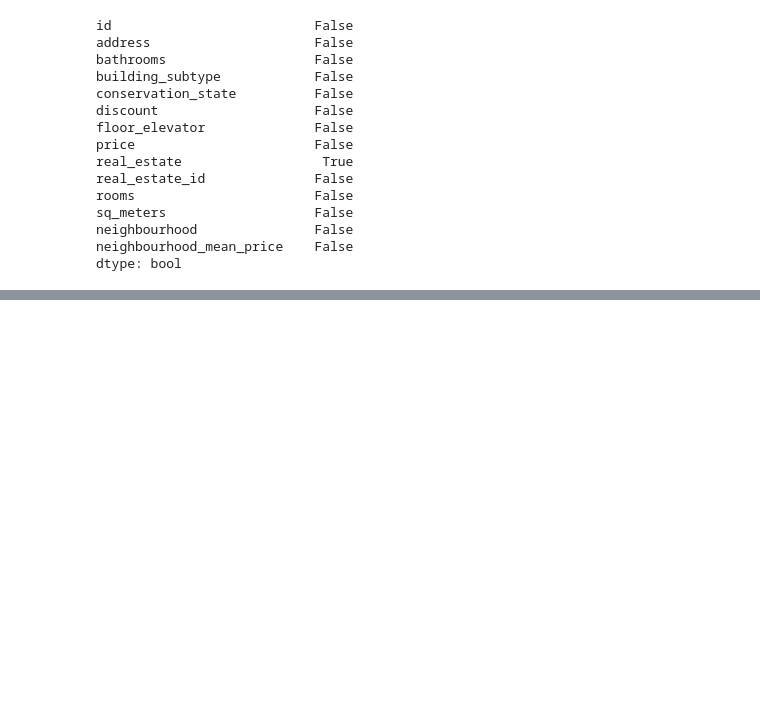
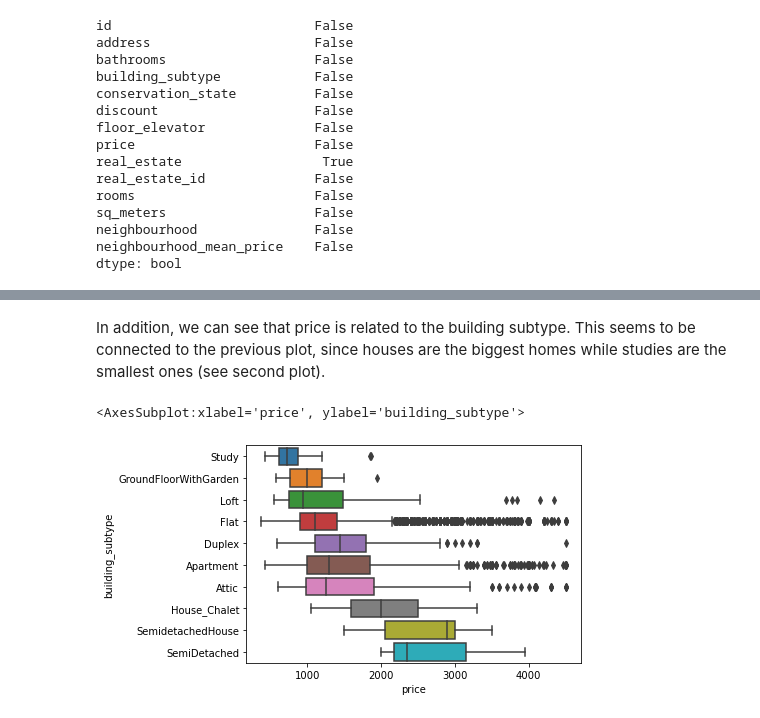
Before and after one commit to jordi-cluet/ADSDB-EtE-Project, a Jupyter notebook: format_housing.ipynb, the cells around one changed output, grey strips where cells are left out. Saved outputs shown, nothing was run; the diff lists cells and outputs as text; code cells hidden in the pictures; blank space fills up the shorter version.

```diff
--- a/format_housing.ipynb
+++ b/format_housing.ipynb
@@ -590,0 +610,7 @@ dtype: bool
+# %% [markdown]
+In addition, we can see that price is related to the building subtype. This seems to be connected to the previous plot, since houses are the biggest homes while studies are the smallest ones (see second plot).
+# %%
+sns.boxplot(y='building_subtype', x='price', orient = 'h', data=df, order=df.groupby(["building_subtype"])["price"].mean().sort_values().index)
+# %% [output]
+<AxesSubplot:xlabel='price', ylabel='building_subtype'>
+[figure, added]
```
Also changed, not shown: parts of 22 cells of this notebook.
